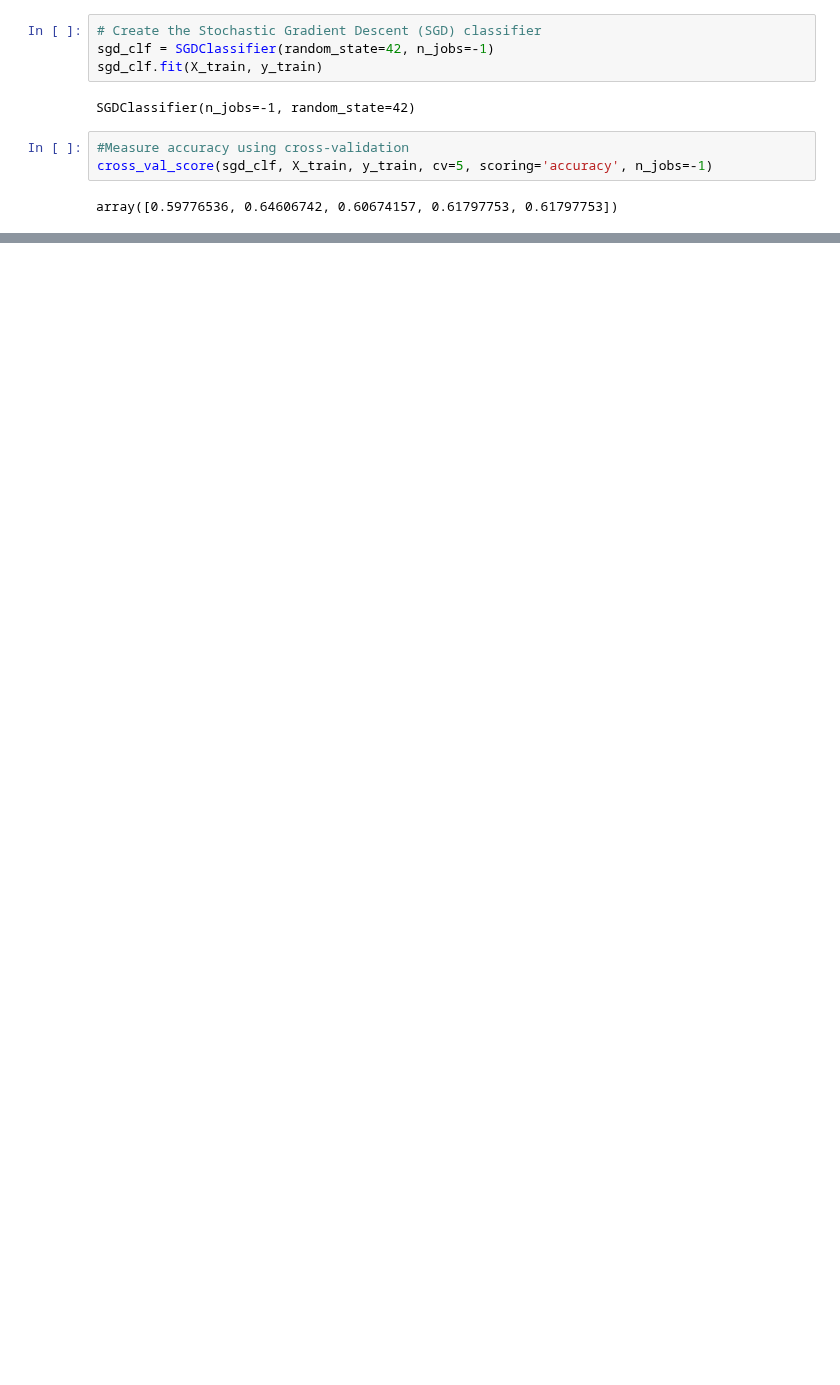
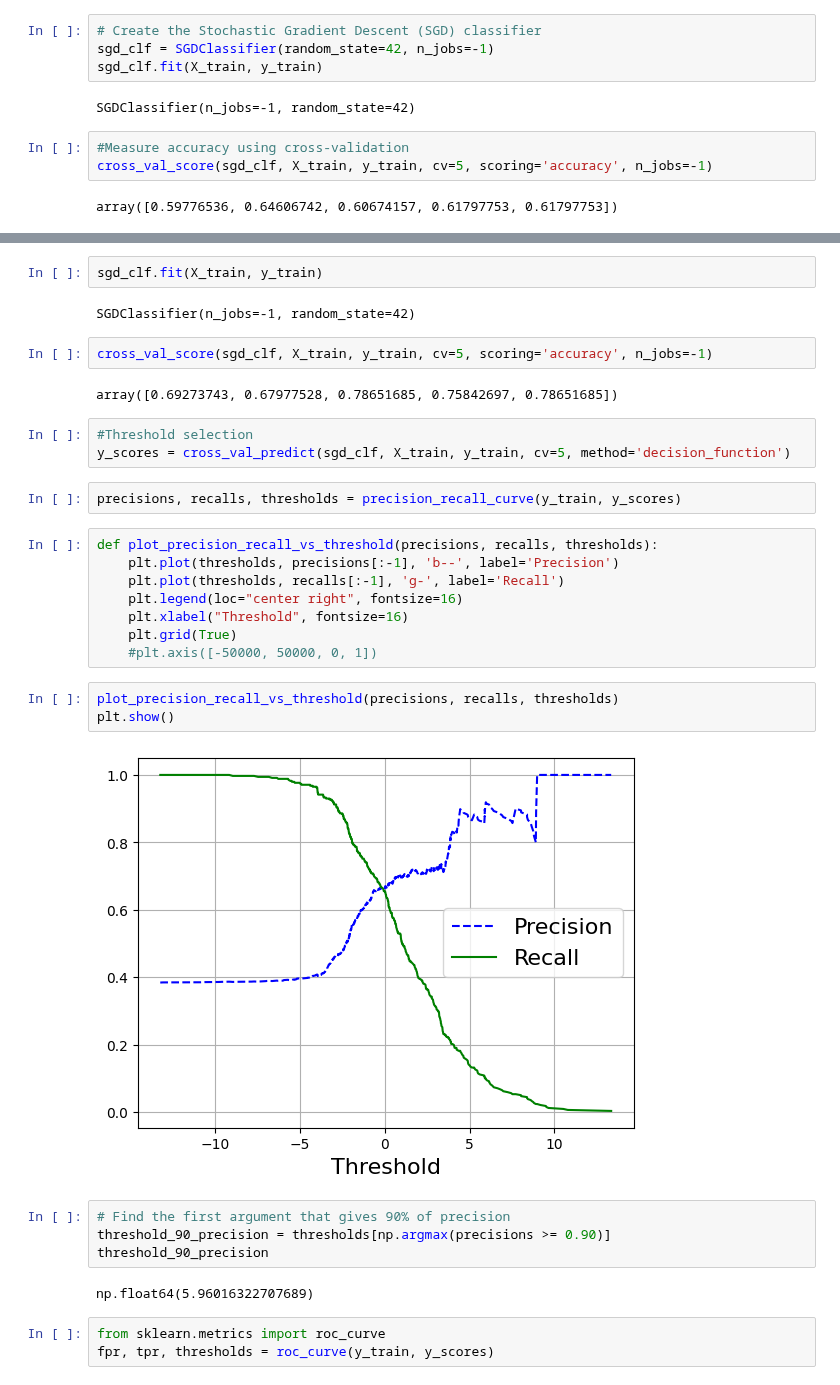
Before and after one commit to alinemitri/hands-on-ML-book, a Jupyter notebook: 03_titanic.ipynb, the cells around one changed output, grey strips where cells are left out. Cells and saved outputs as stored; diff of their text form; blank space fills up the shorter version.

```diff
--- a/03_titanic.ipynb
+++ b/03_titanic.ipynb
@@ -281,0 +293,35 @@ array([0.59776536, 0.64606742, 0.60674157, 0.61797753, 0.61797753])
+# %%
+sgd_clf.fit(X_train, y_train)
+# %% [output]
+SGDClassifier(n_jobs=-1, random_state=42)
+# %%
+cross_val_score(sgd_clf, X_train, y_train, cv=5, scoring='accuracy', n_jobs=-1)
+# %% [output]
+array([0.69273743, 0.67977528, 0.78651685, 0.75842697, 0.78651685])
+# %%
+#Threshold selection
+y_scores = cross_val_predict(sgd_clf, X_train, y_train, cv=5, method='decision_function')
+# %%
+precisions, recalls, thresholds = precision_recall_curve(y_train, y_scores)
+# %%
+def plot_precision_recall_vs_threshold(precisions, recalls, thresholds):
+    plt.plot(thresholds, precisions[:-1], 'b--', label='Precision')
+    plt.plot(thresholds, recalls[:-1], 'g-', label='Recall')
+    plt.legend(loc="center right", fontsize=16)
+    plt.xlabel("Threshold", fontsize=16)
+    plt.grid(True)
+    #plt.axis([-50000, 50000, 0, 1])
+# %%
+plot_precision_recall_vs_threshold(precisions, recalls, thresholds)
+plt.show()
+# %% [output]
+[figure, added]
+# %%
+# Find the first argument that gives 90% of precision
+threshold_90_precision = thresholds[np.argmax(precisions >= 0.90)]
+threshold_90_precision
+# %% [output]
+np.float64(5.96016322707689)
+# %%
+from sklearn.metrics import roc_curve
+fpr, tpr, thresholds = roc_curve(y_train, y_scores)
```
Also changed, not shown: parts of 16 cells of this notebook, 1 other file.
